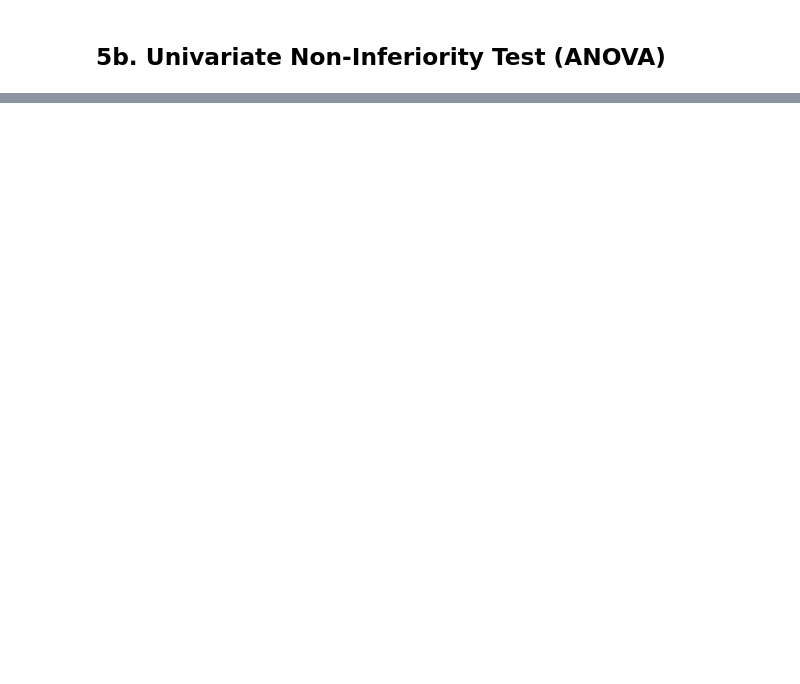
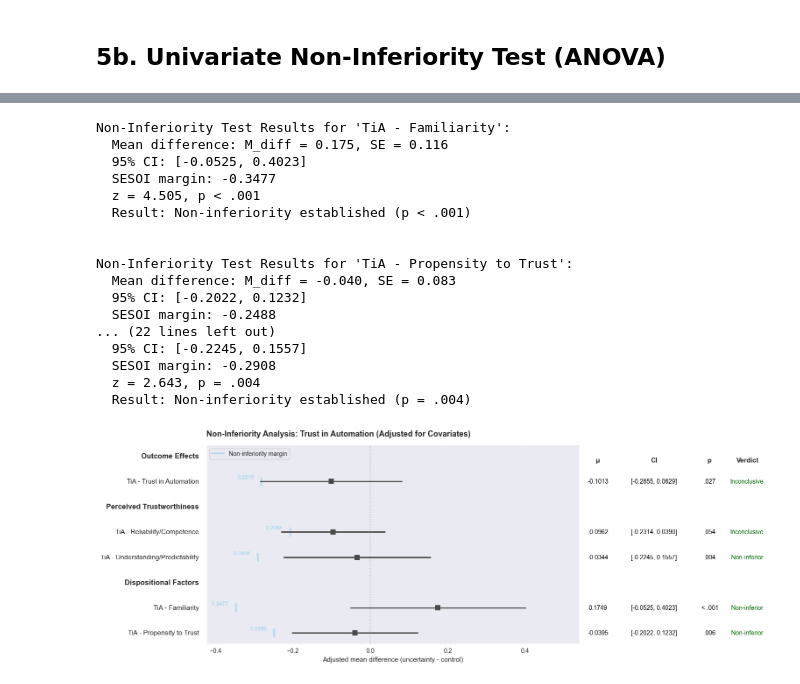
Before and after one commit to TimWiesner99/thesis-analysis, a Jupyter notebook: analysis/univariate.ipynb, the cells around one changed output, grey strips where cells are left out. Saved outputs shown, nothing was run; the diff lists cells and outputs as text; code cells hidden in the pictures; blank space fills up the shorter version.

```diff
--- a/analysis/univariate.ipynb
+++ b/analysis/univariate.ipynb
@@ -235,3 +245,18 @@ def mde_coefficient(se, df, alpha=0.05, power=0.80):
     return (t_crit + t_pow) * se
 # %%
-# compute non-inferiority test in ANOVA for each outcome variable
+# calculate MDE (non-inferiority margin) for each DV using regression SE
+ni_margin = {}
+
+for subscale in tia_scales:
+    res = result_tables[subscale]
+
+    reg_se = res[res['predictor'] == 'group_effect'].iloc[0]['se']
+    df = model_stats[subscale]['df_model']
+
+    # MDE = (t_α/2 + t_β) × SE
+    ni_margin[subscale] = mde_regression(reg_se, df, alpha=alpha, power=power)
+
+print("Non-inferiority margins (MDE, as b-coefficients):")
+for subscale in tia_scales:
+    print(f"{subscale}:\n"
+          f"  {ni_margin[subscale]:.3f}\n")
@@ -237,0 +279,53 @@ def mde_coefficient(se, df, alpha=0.05, power=0.80):
+# %%
+# Plot non-inferiority test
+from scripts.viz_utils import plot_noninferiority_test
+import matplotlib.pyplot as plt
+
+coefficients = [result_tables[subscale][result_tables[subscale]['predictor'] == 'group_effect'].iloc[0]['coef'] for subscale in tia_scales]
+ses = [result_tables[subscale][result_tables[subscale]['predictor'] == 'group_effect'].iloc[0]['se'] for subscale in tia_scales]
+
+categories = {
+    'Outcome Effects': ['tia_t'],
+    'Perceived Trustworthiness': ['tia_rc', 'tia_up'],
+    'Dispositional Factors': ['tia_f', 'tia_pro']
+}
+
+fig, ax = plt.subplots(figsize=(5, 25))
+plot_noninferiority_test(
+    effect_size=coefficients,
+    sesoi=[ni_margin[subscale][0] for subscale in tia_scales],
+    se=ses,
+    alpha=alpha,
+    variable_names=tia_scales,
+    variable_labels=scale_titles,
+    title='Non-Inferiority Analysis: Trust in Automation (Adjusted for Covariates)',
+    xlabel='Adjusted mean difference (uncertainty - control)',
+    categories=categories,
+    category_order=['Outcome Effects', 'Perceived Trustworthiness', 'Dispositional Factors'],
+    height_scale=0.7,
+    column_title_pos_shift=-0.5,
+    ax=ax
+)
+
+plt.tight_layout()
+plt.savefig(f'{plots_path}univariate_noninferiority_test.png', dpi=150, transparent=True)
+plt.show()
+# %% [output]
+Non-Inferiority Test Results for 'TiA - Familiarity':
+  Mean difference: M_diff = 0.175, SE = 0.116
+  95% CI: [-0.0525, 0.4023]
+  SESOI margin: -0.3477
+  z = 4.505, p < .001
+  Result: Non-inferiority established (p < .001)
+
+
+Non-Inferiority Test Results for 'TiA - Propensity to Trust':
+  Mean difference: M_diff = -0.040, SE = 0.083
+  95% CI: [-0.2022, 0.1232]
+  SESOI margin: -0.2488
+... (22 lines left out)
+  95% CI: [-0.2245, 0.1557]
+  SESOI margin: -0.2908
+  z = 2.643, p = .004
+  Result: Non-inferiority established (p = .004)
+[figure, added]
```
Also changed, not shown: parts of 9 cells of this notebook, 12 other files.
